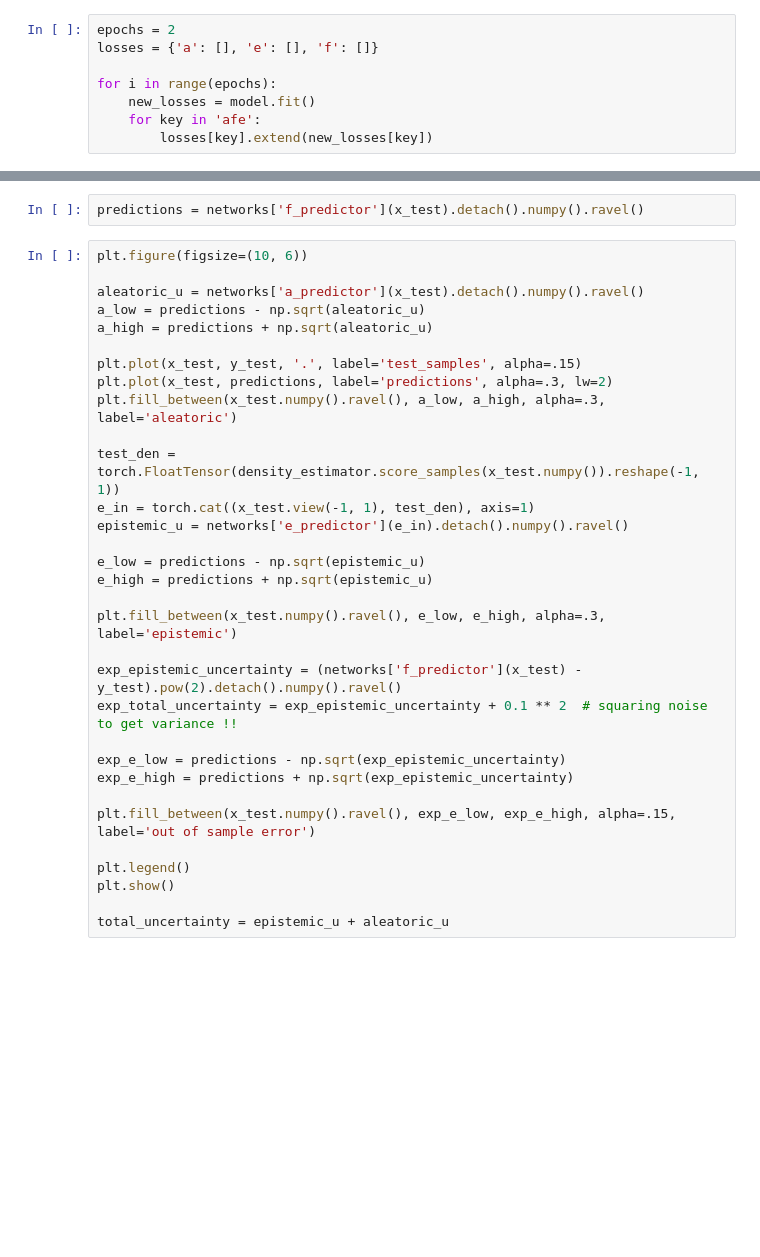
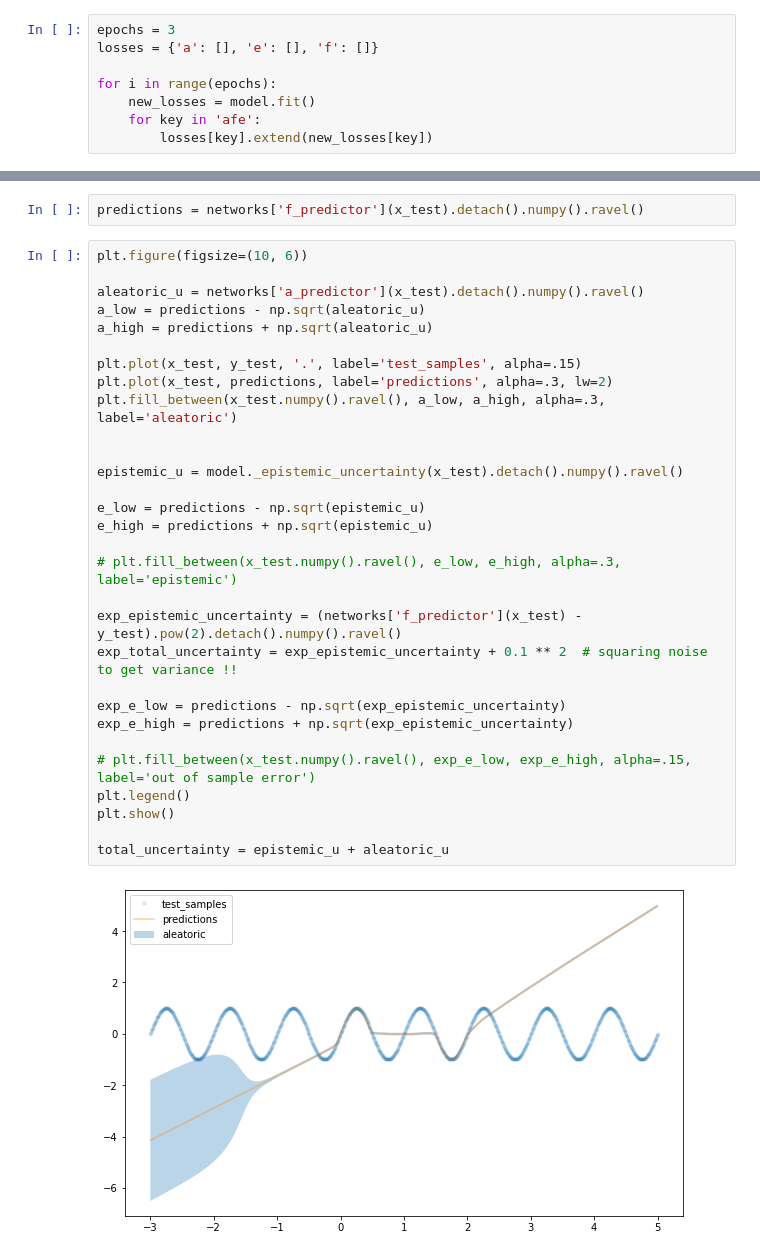
Before and after one commit to MJ10/DEUP, a Jupyter notebook: notebooks/uncertainty_estimation.ipynb, the cells around one changed output, grey strips where cells are left out. Saved outputs shown, nothing was run; the diff lists cells and outputs as text; blank space fills up the shorter version.

```diff
--- a/notebooks/uncertainty_estimation.ipynb
+++ b/notebooks/uncertainty_estimation.ipynb
@@ -66,5 +90,5 @@ plt.show()
 # %%
-epochs = 2
+epochs = 3
 losses = {'a': [], 'e': [], 'f': []}
 
 for i in range(epochs):
@@ -82,35 +108,35 @@ predictions = networks['f_predictor'](x_test).detach().numpy().ravel()
 # %%
 plt.figure(figsize=(10, 6))
 
 aleatoric_u = networks['a_predictor'](x_test).detach().numpy().ravel()
 a_low = predictions - np.sqrt(aleatoric_u)
 a_high = predictions + np.sqrt(aleatoric_u)
 
 plt.plot(x_test, y_test, '.', label='test_samples', alpha=.15)
 plt.plot(x_test, predictions, label='predictions', alpha=.3, lw=2)
 plt.fill_between(x_test.numpy().ravel(), a_low, a_high, alpha=.3, label='aleatoric')
 
-test_den = torch.FloatTensor(density_estimator.score_samples(x_test.numpy()).reshape(-1, 1))
-e_in = torch.cat((x_test.view(-1, 1), test_den), axis=1)
-epistemic_u = networks['e_predictor'](e_in).detach().numpy().ravel()
+
+epistemic_u = model._epistemic_uncertainty(x_test).detach().numpy().ravel()
 
 e_low = predictions - np.sqrt(epistemic_u)
 e_high = predictions + np.sqrt(epistemic_u)
 
-plt.fill_between(x_test.numpy().ravel(), e_low, e_high, alpha=.3, label='epistemic')
+# plt.fill_between(x_test.numpy().ravel(), e_low, e_high, alpha=.3, label='epistemic')
 
 exp_epistemic_uncertainty = (networks['f_predictor'](x_test) - y_test).pow(2).detach().numpy().ravel()
 exp_total_uncertainty = exp_epistemic_uncertainty + 0.1 ** 2  # squaring noise to get variance !!
 
 exp_e_low = predictions - np.sqrt(exp_epistemic_uncertainty)
 exp_e_high = predictions + np.sqrt(exp_epistemic_uncertainty)
 
-plt.fill_between(x_test.numpy().ravel(), exp_e_low, exp_e_high, alpha=.15, label='out of sample error')
-
+# plt.fill_between(x_test.numpy().ravel(), exp_e_low, exp_e_high, alpha=.15, label='out of sample error')
 plt.legend()
 plt.show()
 
 total_uncertainty = epistemic_u + aleatoric_u
+# %% [output]
+[figure, added]
 # %%
 plt.plot(x_test, exp_total_uncertainty, label='true total uncertainty')
 plt.plot(x_test, total_uncertainty, label='predicted total uncertainty')
```
Also changed, not shown: parts of 11 cells of this notebook, 1 other file.
